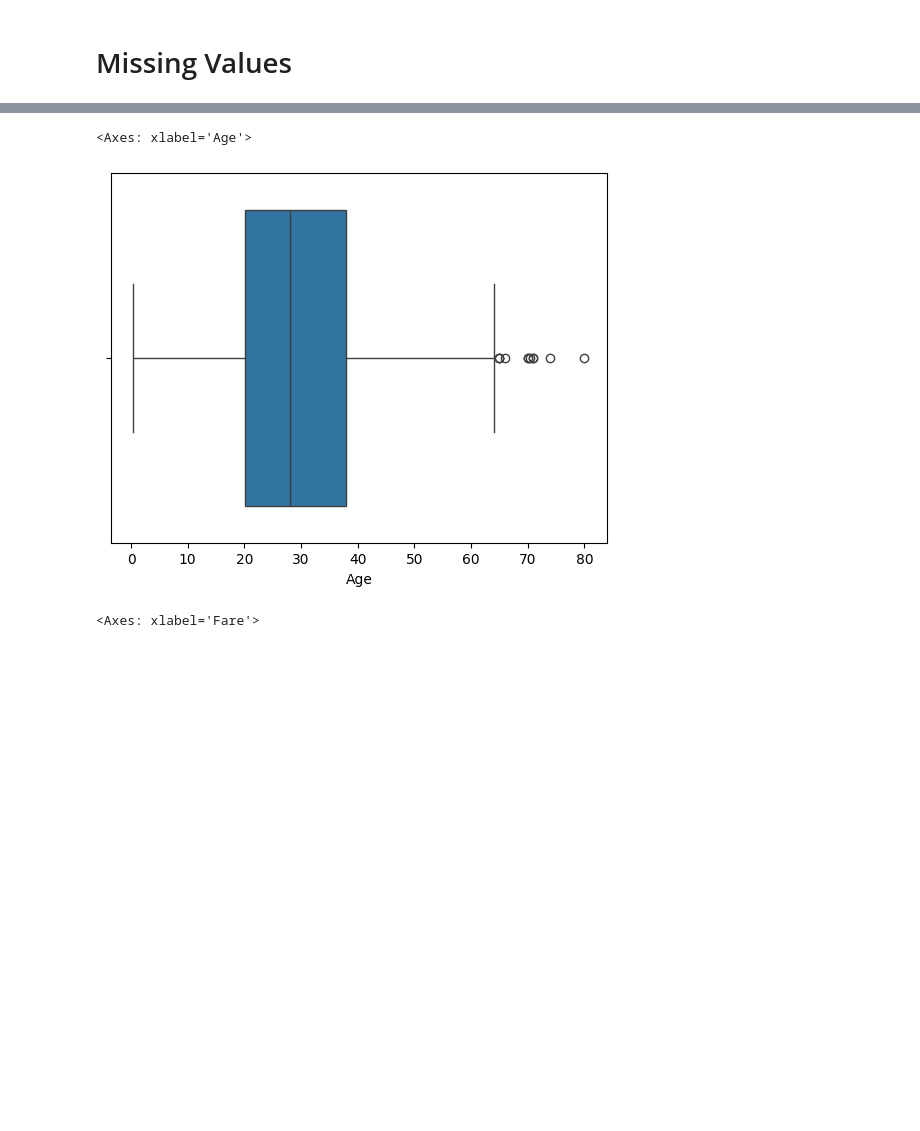
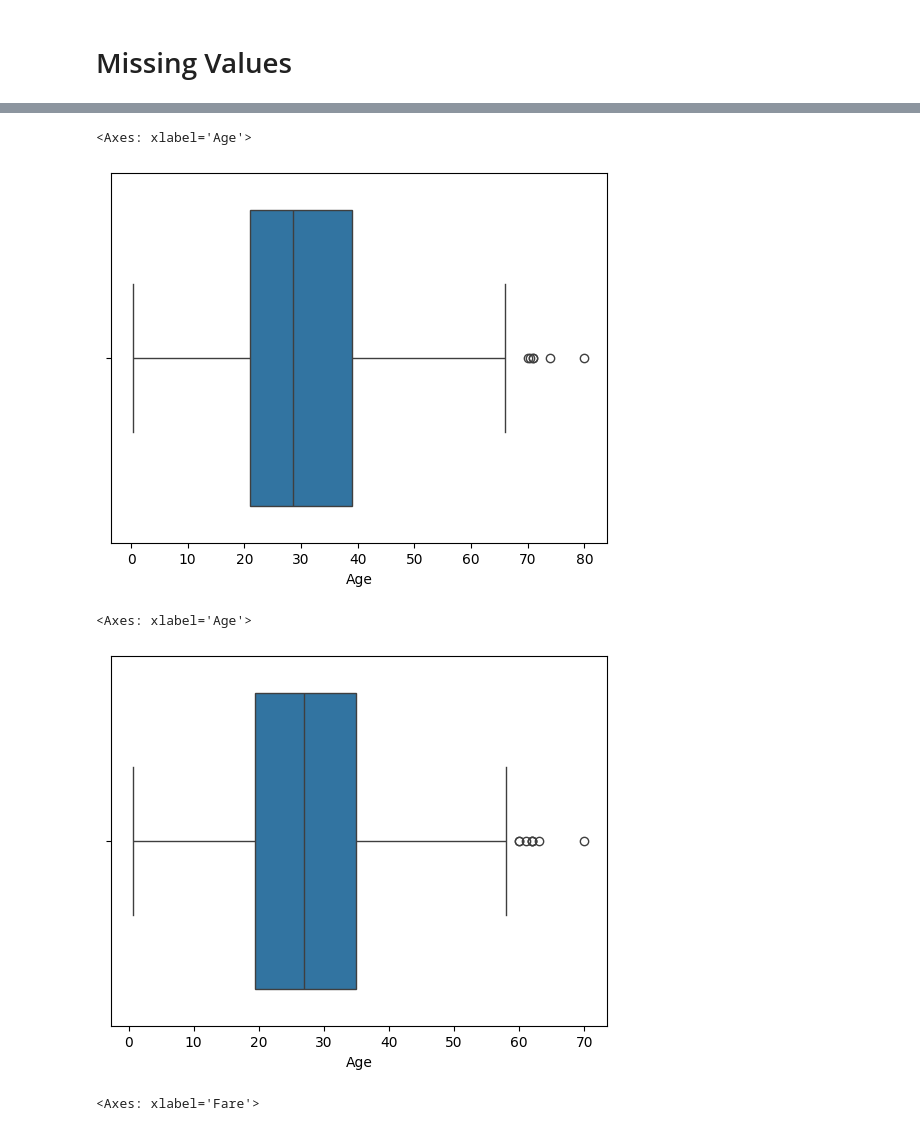
Before and after one commit to ceeguypun/titanic-survival-ml, a Jupyter notebook: notebooks/02_DataCleaning.ipynb, the cells around one changed output, grey strips where cells are left out. Drawn from its saved outputs; the diff is of its cells as text; code cells hidden in the pictures; blank space fills up the shorter version.

```diff
--- a/notebooks/02_DataCleaning.ipynb
+++ b/notebooks/02_DataCleaning.ipynb
@@ -7,0 +6,2 @@ test = pd.read_csv('../data/test.csv ')
+# %%
+df = pd.read_csv('../data/titanic.csv')
@@ -26,6 +54,11 @@ dtype: int64
 # %%
-sns.boxplot(x=train['Age'])
+sns.boxplot(x=X_train['Age'])
 # %% [output]
 <Axes: xlabel='Age'>
-[figure, old version]
+[figure, new version]
+# %%
+sns.boxplot(x=X_test['Age'])
+# %% [output]
+<Axes: xlabel='Age'>
+[figure, added]
 # %%
```
Also changed, not shown: parts of 35 cells of this notebook, 22 other files.
